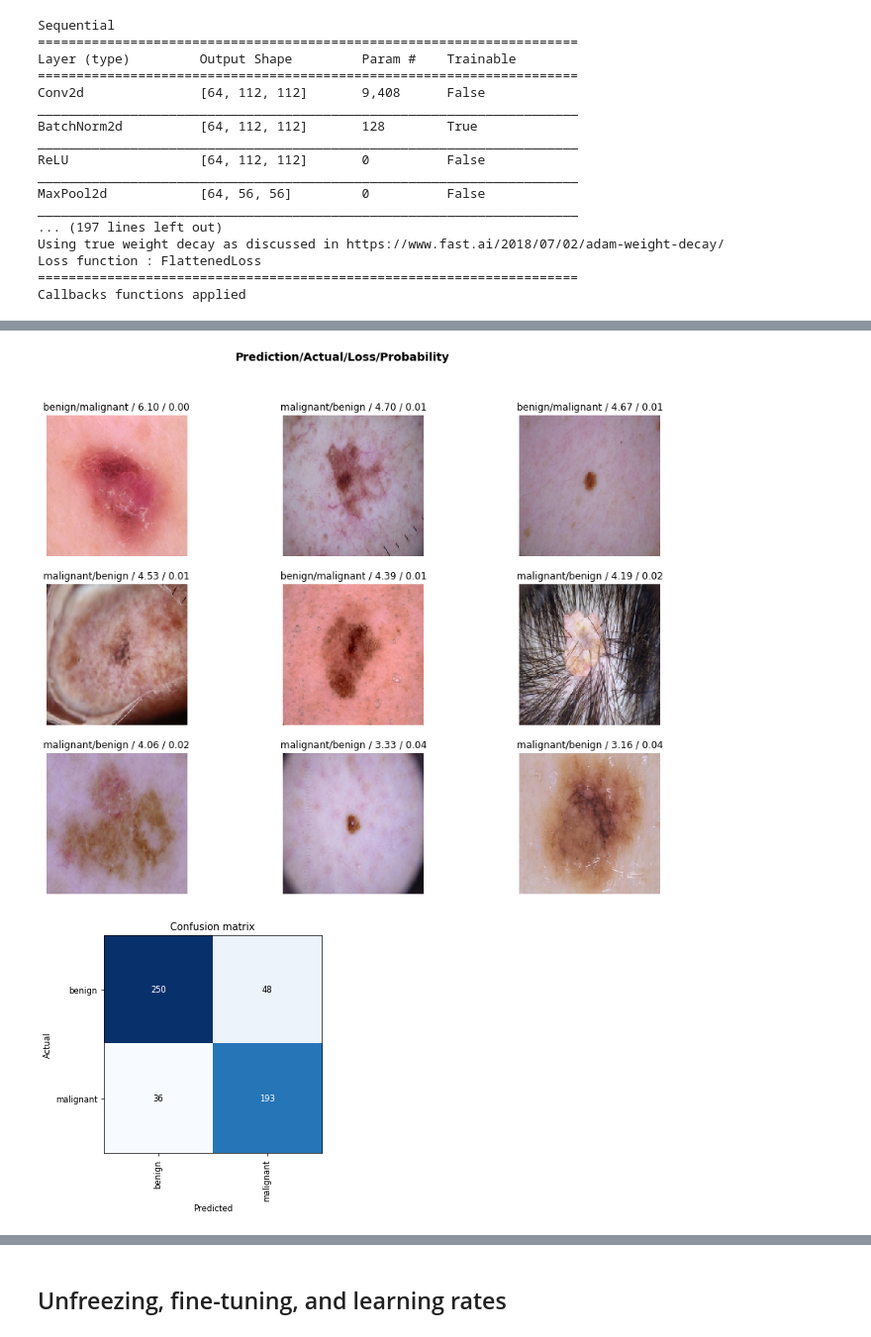
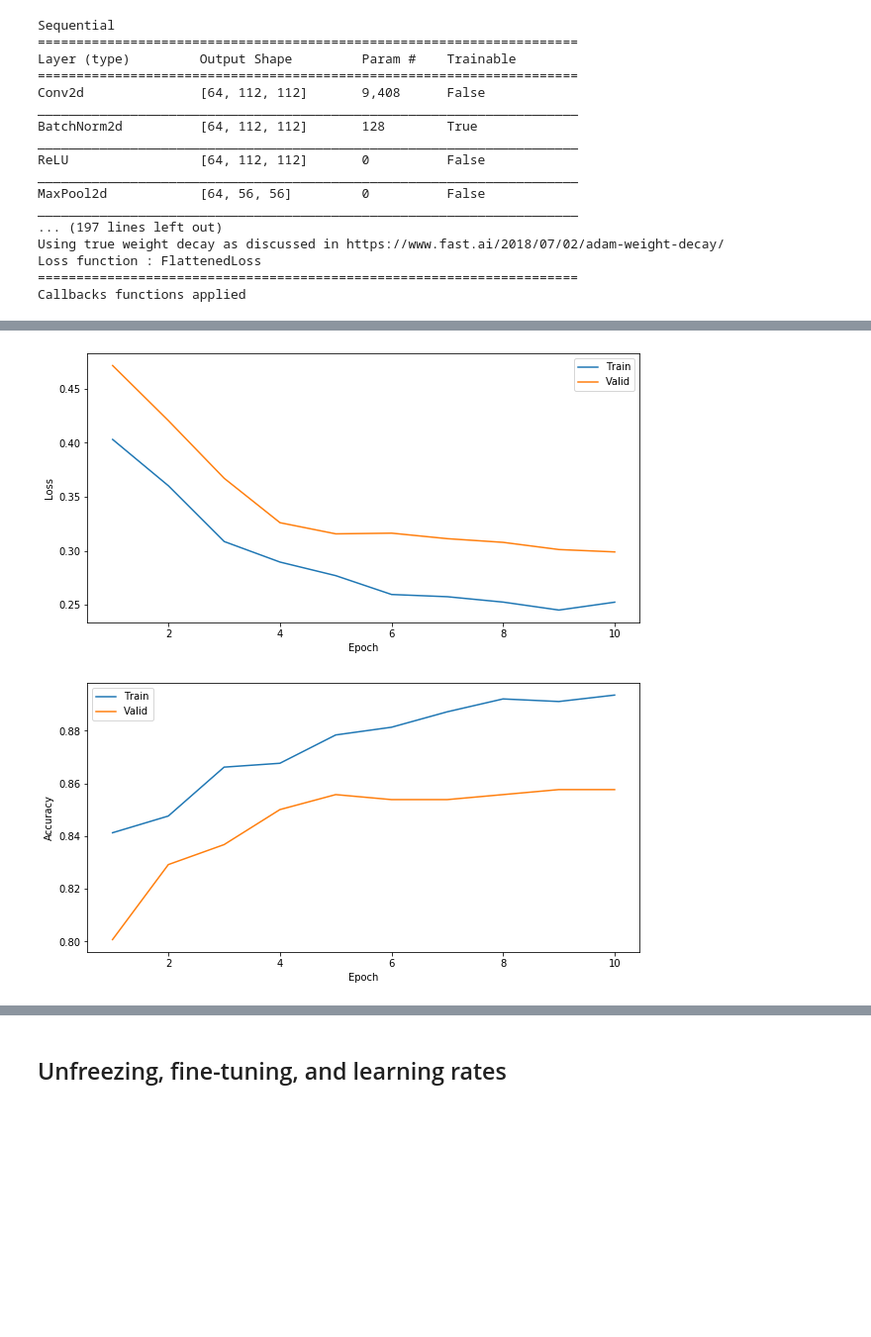
Before and after one commit to asteffen/mole-classification, a Jupyter notebook: mole_classification_fastai.ipynb, the cells around one changed output, grey strips where cells are left out. Shown at 99% size. Drawn from its saved outputs; the diff is of its cells as text; code cells hidden in the pictures; blank space fills up the shorter version.

```diff
--- a/mole_classification_fastai.ipynb
+++ b/mole_classification_fastai.ipynb
@@ -209,8 +227,37 @@ True
-# %%
-interp.plot_top_losses(9, figsize=(15,11))
-# %% [output]
-[figure, removed]
-# %%
-interp.plot_confusion_matrix(figsize=(5,5), dpi=60)
-# %% [output]
-[figure, removed]
+# %%
+# Input: record_train or record_valid object
+# Output: dictionary with keys: epochList, lossList, accList
+def unpackRecord(rec):
+  ret = {}
+  ret['epochList'] = []
+  ret['lossList'] = []
+  ret['accList'] = []
+  for k, v in rec.items():
+    ret['epochList'].append(k)
+    ret['lossList'].append(v[0])
+    ret['accList'].append(v[1].item())
+  return ret
+
+def plotLRCB(LRCB):
+  trainDict = unpackRecord(LRCB.record_train)
+  validDict = unpackRecord(LRCB.record_valid)
+  figsize = (10, 5)
+
+  fig, ax1 = plt.subplots(1, 1, figsize=figsize)
+  ax1.plot(trainDict['epochList'], trainDict['lossList'], label='Train')
+  ax1.plot(validDict['epochList'], validDict['lossList'], label='Valid')
+  ax1.set_xlabel('Epoch')
+  ax1.set_ylabel('Loss')
+  ax1.legend()
+
+  fig, ax2 = plt.subplots(1, 1, figsize=figsize)
+  ax2.plot(trainDict['epochList'], trainDict['accList'], label='Train')
+  ax2.plot(validDict['epochList'], validDict['accList'], label='Valid')
+  ax2.set_xlabel('Epoch')
+  ax2.set_ylabel('Accuracy')
+  ax2.legend()
+
+plotLRCB(LRCB)
+# %% [output]
+[figure, added]
+[figure, added]
```
Also changed, not shown: parts of 22 cells of this notebook.
